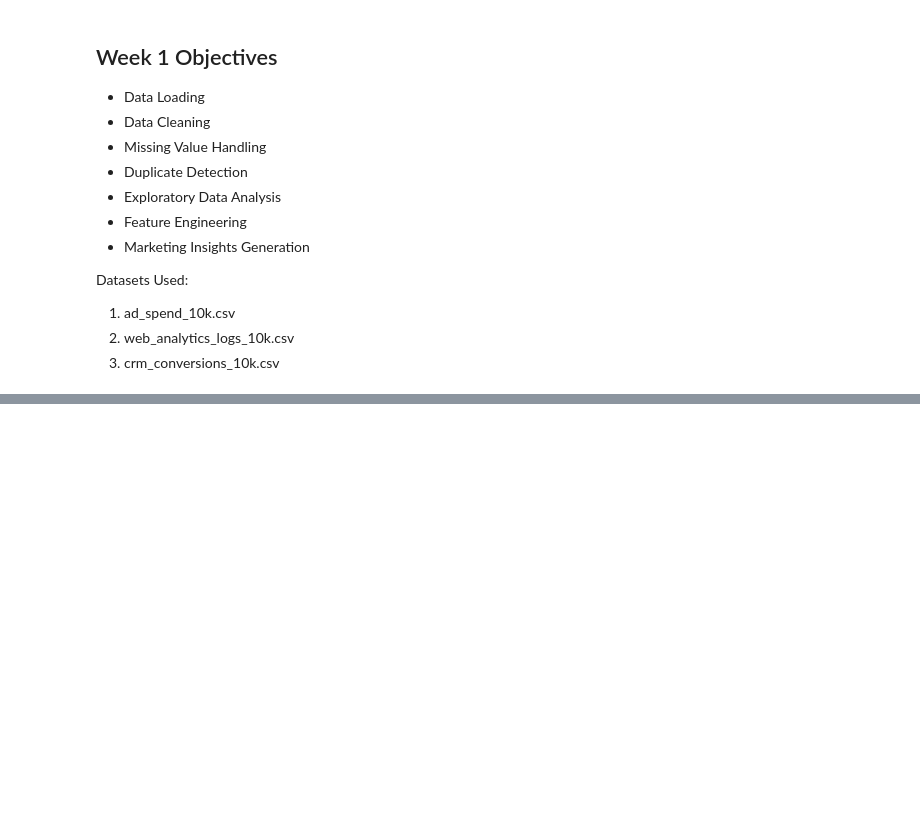
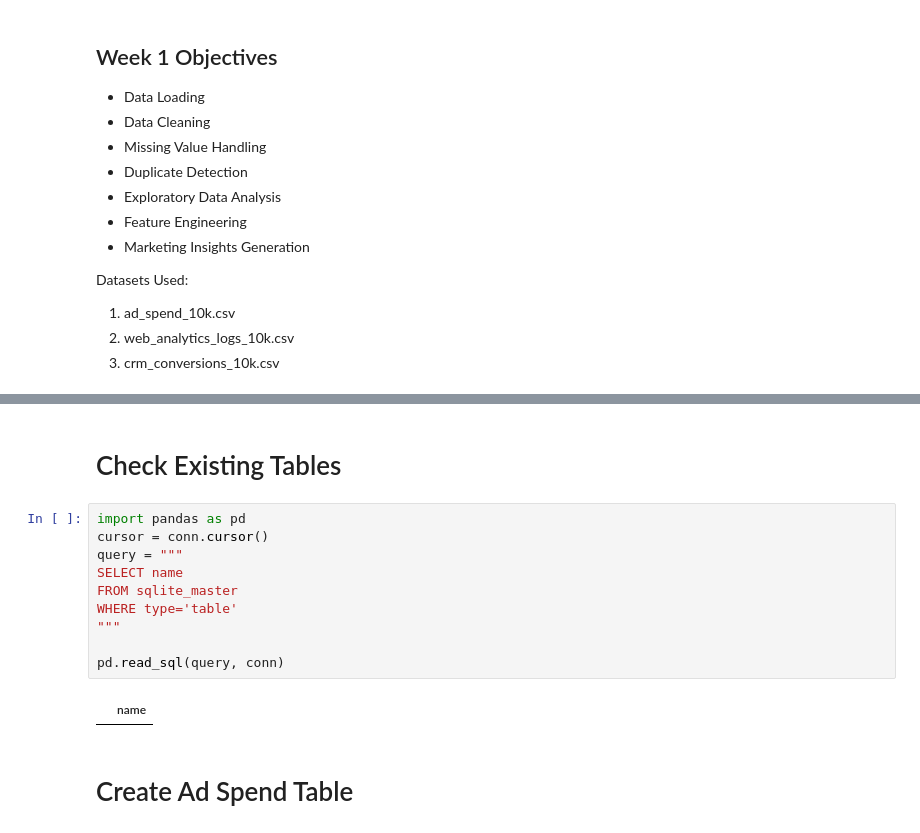
Before and after one commit to hitteshkharyal/Marketing-_ROI_Dashboard, a Jupyter notebook: project1.ipynb, the cells around one changed output, grey strips where cells are left out. Saved outputs shown, nothing was run; the diff lists cells and outputs as text; blank space fills up the shorter version.

```diff
--- a/project1.ipynb
+++ b/project1.ipynb
@@ -910,0 +921,16 @@ Datasets Used:
+# %% [markdown]
+<h1>Check Existing Tables</h1>
+# %%
+import pandas as pd
+cursor = conn.cursor()
+query = """
+SELECT name
+FROM sqlite_master
+WHERE type='table'
+"""
+
+pd.read_sql(query, conn)
+# %% [output]
+|  | name |
+# %% [markdown]
+<h1>Create Ad Spend Table</h1>
```
Also changed, not shown: parts of 17 cells of this notebook, 1 other file.
